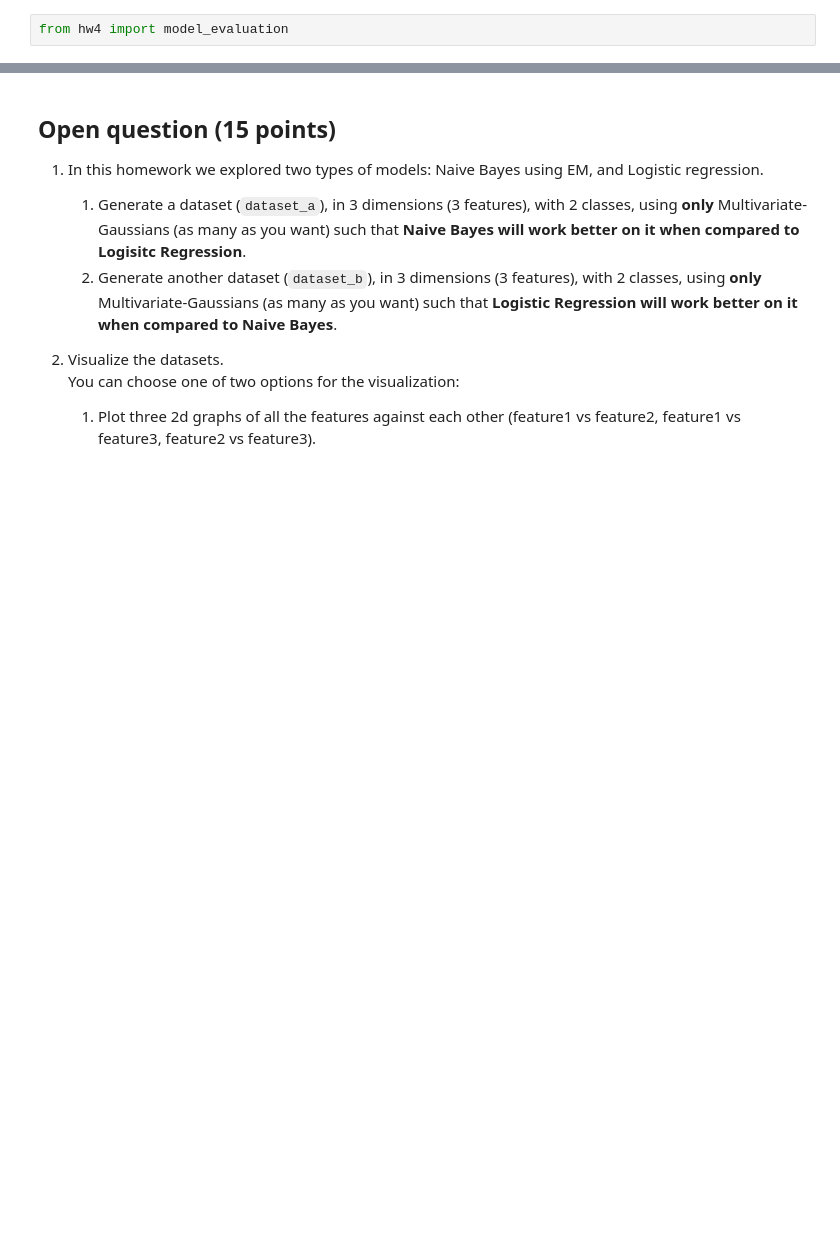
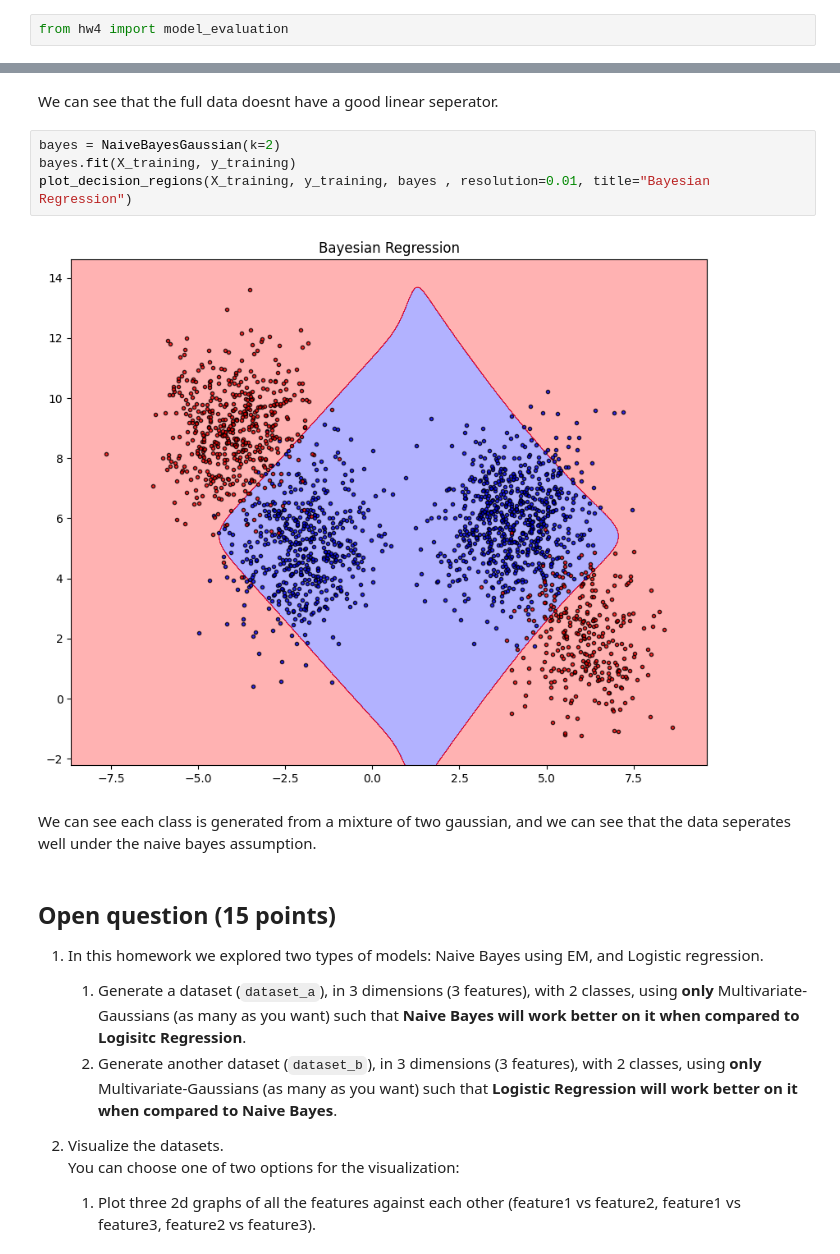
Before and after one commit to liel109/Machine-Learning, a Jupyter notebook: Hw-4/hwa4.ipynb, the cells around one changed output, grey strips where cells are left out. Cells and saved outputs as stored; diff of their text form; blank space fills up the shorter version.

```diff
--- a/Hw-4/hwa4.ipynb
+++ b/Hw-4/hwa4.ipynb
@@ -396,3 +471,13 @@ plot_decision_regions(X_training, y_training, bayes , resolution=0.01, title="Ba
+# %% [markdown]
+We can see that the full data doesnt have a good linear seperator.
+# %%
+bayes = NaiveBayesGaussian(k=2)
+bayes.fit(X_training, y_training)
+plot_decision_regions(X_training, y_training, bayes , resolution=0.01, title="Bayesian Regression")
+# %% [output]
+[figure, added]
+# %% [markdown]
+We can see each class is generated from a mixture of two gaussian, and we can see that the data seperates well under the naive bayes assumption.
 # %% [markdown]
 ## Open question (15 points)
 1. In this homework we explored two types of models: Naive Bayes using EM, and Logistic regression.
```
Also changed, not shown: parts of 21 cells of this notebook, 2 other files.
